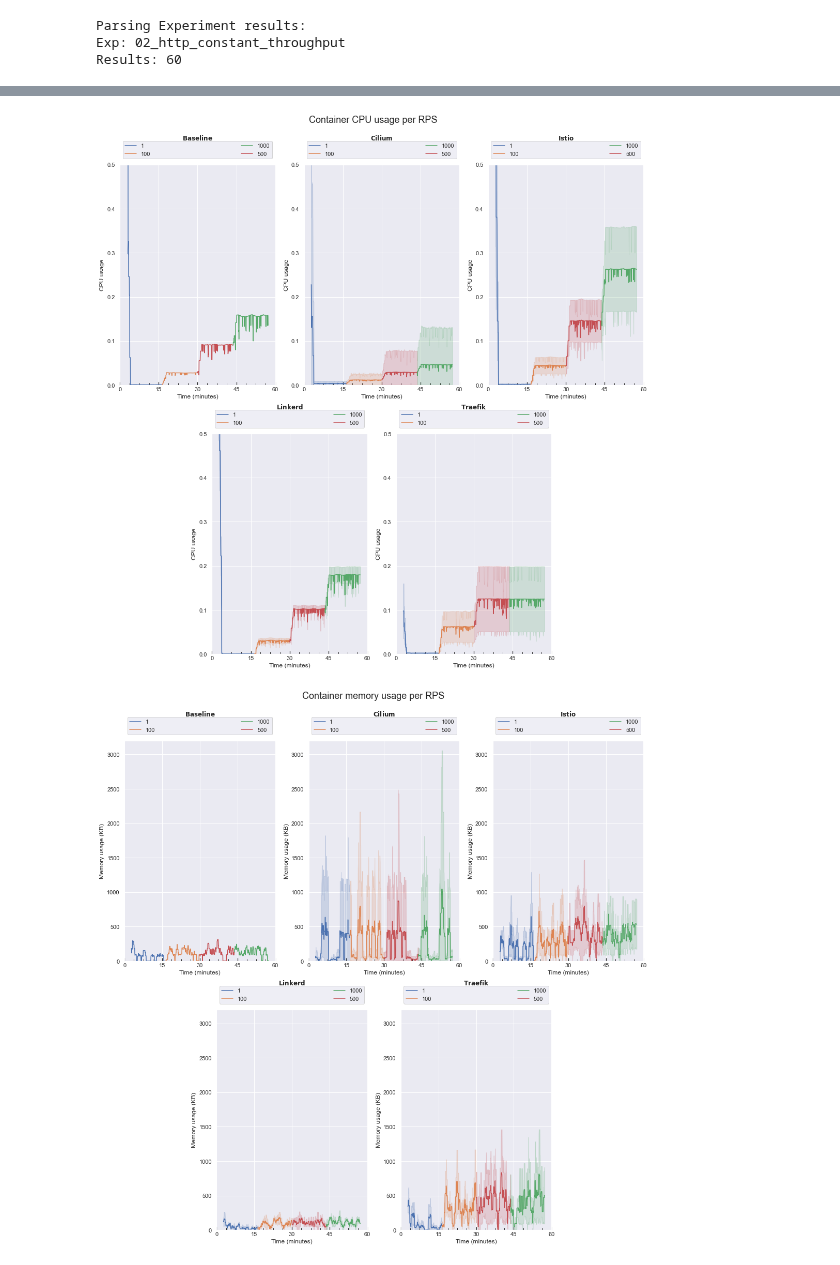
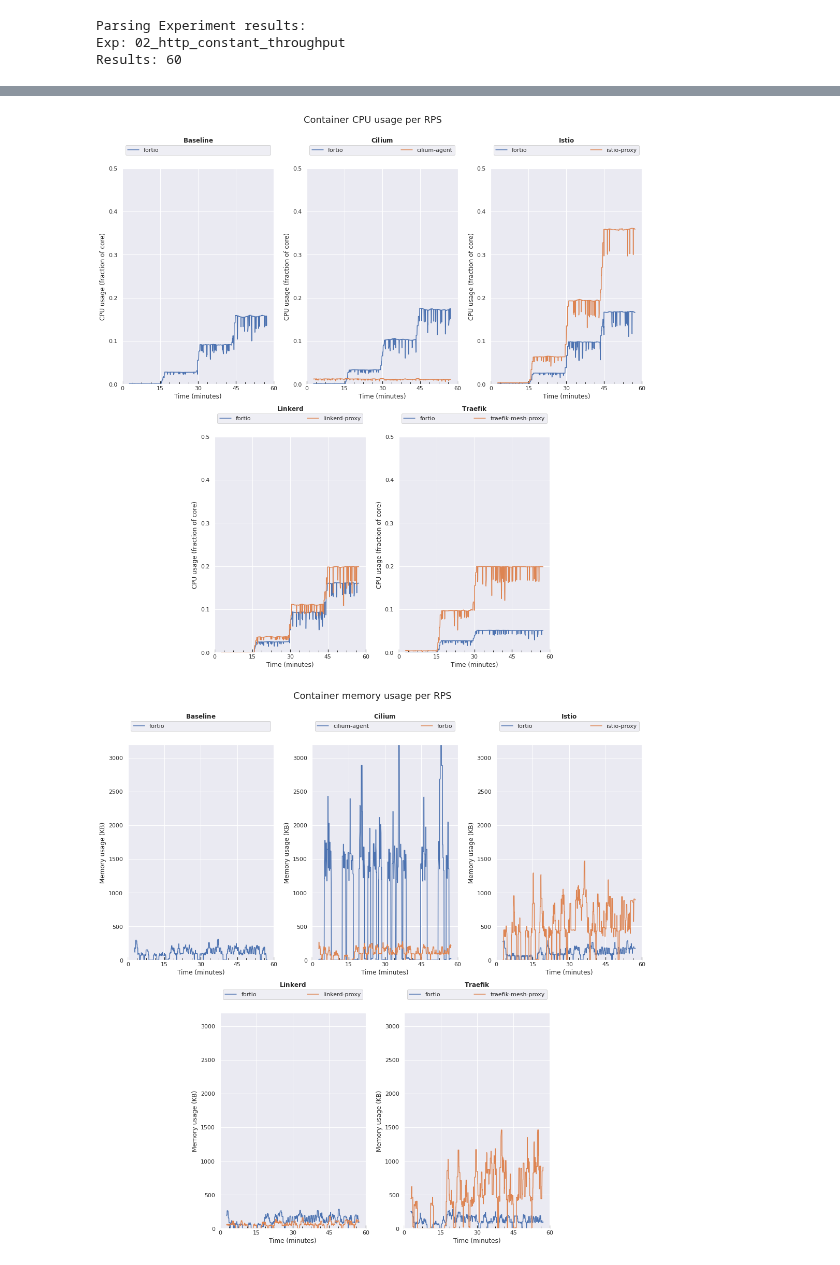
Before and after one commit to RichardBieringa/mesh-bench, a Jupyter notebook: viz/02_http_constant_throughput.ipynb, the cells around one changed output, grey strips where cells are left out. Cells and saved outputs as stored; diff of their text form; code cells hidden in the pictures.

Commit message:
updated plots

```diff
--- a/viz/02_http_constant_throughput.ipynb
+++ b/viz/02_http_constant_throughput.ipynb
@@ -424,6 +335,10 @@ df["mem"] = pd.to_numeric(df["mem"])
 df["mem_kb"] = df["mem"] / 1000
 df["mem_mb"] = df["mem_kb"] / 1000
 
+
+# drop unnecessary columns
+df = df.drop(df.index[df["container"] == "node-init"])
+df = df.drop(df.index[df["container"] == "cilium-operator"])
 df
 # %% [output]
 |  | mesh | qps | pod | container | time | cpu | mem | date | mem_kb | mem_mb |
@@ -618,13 +433,16 @@ for i, m in enumerate(meshes):
     # Subset dataframe
     data = df[df["mesh"] == m]
 
-    plot_cpu_usage(ax=axes[i], mesh=m, data=data)
+    if m == "cilium":
+        data = data.sort_values("container", ascending=False)
+
+    plot_resource_usage(ax=axes[i], mesh=m, metric="cpu", data=data, ylim=0.5, start=100)
 
 fig.tight_layout()
 fig.savefig(plot_dir / "exp_02-cpu-results.pdf")
 plt.show()
 # %% [output]
-[figure, old version]
+[figure, new version]
 # %%
 
 """Plot memory utilization results"""
@@ -632,32 +450,35 @@ plt.show()
 fig = plt.figure(figsize=(15, 15))
 gs = gridspec.GridSpec(nrows=2, ncols=6)
 
 # Create subplots, each plot is 2 cols wide
 axes=[
     # Row 0
     fig.add_subplot(gs[0, 0:2]),
     fig.add_subplot(gs[0, 2:4]),
     fig.add_subplot(gs[0, 4:6]),
     # Row 1 (offset by 1)
     fig.add_subplot(gs[1, 1:3]),
     fig.add_subplot(gs[1, 3:5]),
 ]
 
 # Set figure title
 fig.suptitle("Container memory usage per RPS", fontsize=18, y=1)
 
 meshes = df["mesh"].unique()
 meshes.sort()
 meshes
 
 for i, m in enumerate(meshes):
     # Subset dataframe
     data = df[df["mesh"] == m]
 
-    plot_memory_usage(ax=axes[i], mesh=m, data=data)
+    if m == "cilium":
+        data = data.sort_values("container", ascending=False)
+
+    plot_resource_usage(ax=axes[i], mesh=m, metric="mem_kb", data=data, ylim=3200, start=0)
 
 fig.tight_layout()
 fig.savefig(plot_dir / "exp_02-mem-results.pdf")
 plt.show()
 # %% [output]
-[figure, old version]
+[figure, new version]
```
Also changed, not shown: parts of 13 cells of this notebook.
